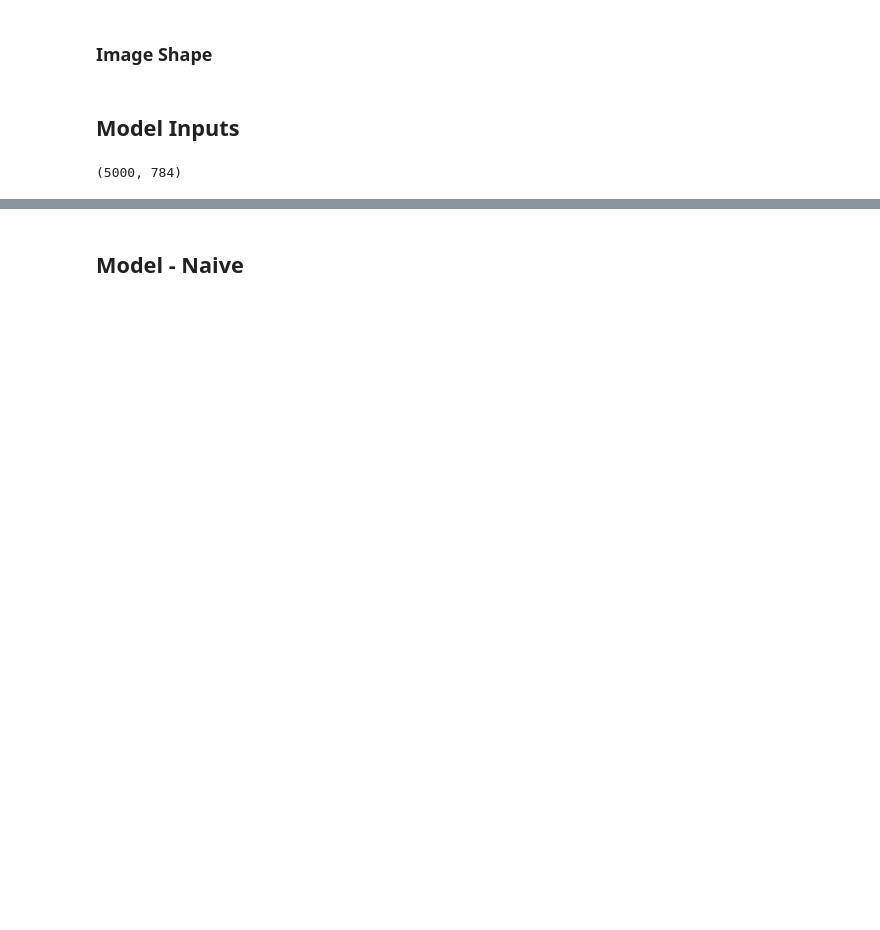
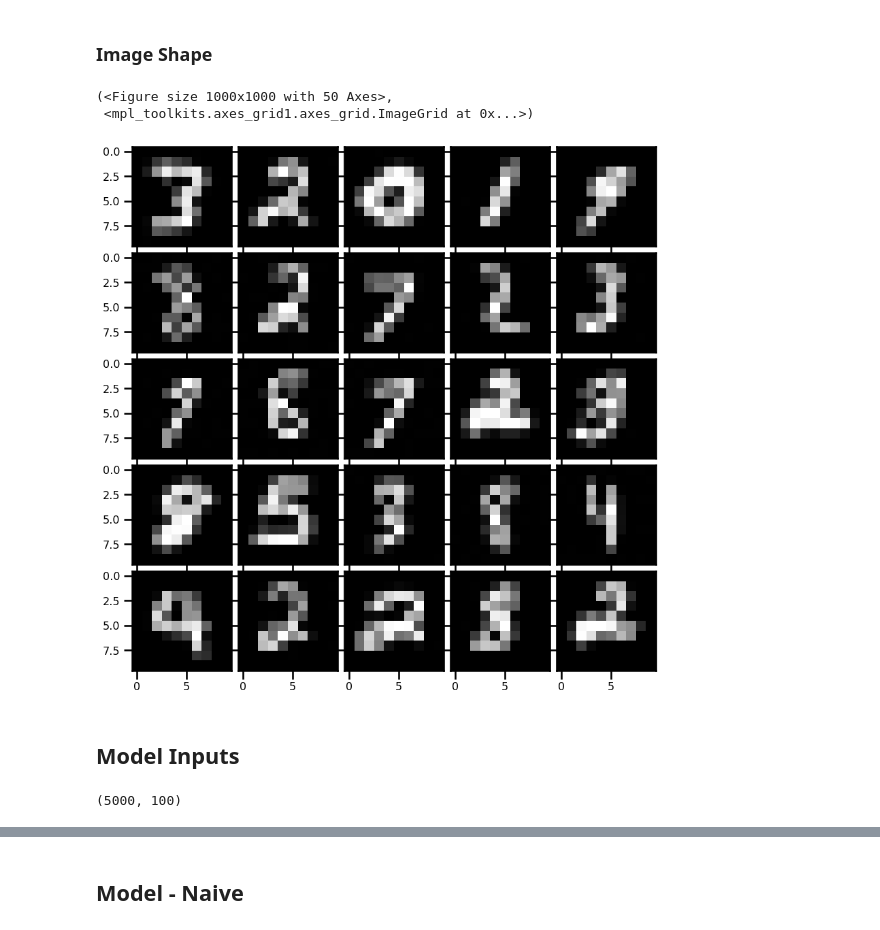
Before and after one commit to IPL-UV/rbig_jax, a Jupyter notebook: jupyterbook/content/parametric/demos/gf_demo_mnist_naive.ipynb, the cells around one changed output, grey strips where cells are left out. Saved outputs shown, nothing was run; the diff lists cells and outputs as text; code cells hidden in the pictures; blank space fills up the shorter version.

```diff
--- a/jupyterbook/content/parametric/demos/gf_demo_mnist_naive.ipynb
+++ b/jupyterbook/content/parametric/demos/gf_demo_mnist_naive.ipynb
@@ -134,6 +141,10 @@ plt.imshow(unflatten_image(data[0], image_shape))
 # %%
 from rbig_jax.plots import plot_image_grid
 
-plot_image_grid(data, image_shape)
+plot_image_grid(data, mnist_module.image_shape)
+# %% [output]
+(<Figure size 1000x1000 with 50 Axes>,
+ <mpl_toolkits.axes_grid1.axes_grid.ImageGrid at 0x...>)
+[figure, added]
 # %% [markdown]
 ## Model Inputs
@@ -142,7 +151,7 @@ from rbig_jax.transforms.reshape import flatten_image, unflatten_image
 # %%
 # X = flatten_image(data, image_shape, batch=True)
-X = jnp.array(X[:10_000], dtype=jnp.float64)
+X = jnp.array(data[:10_000], dtype=jnp.float64)
 X.shape
 # %% [output]
-(5000, 784)
+(5000, 100)
 # %%
```
Also changed, not shown: parts of 34 cells of this notebook, 30 other files.
